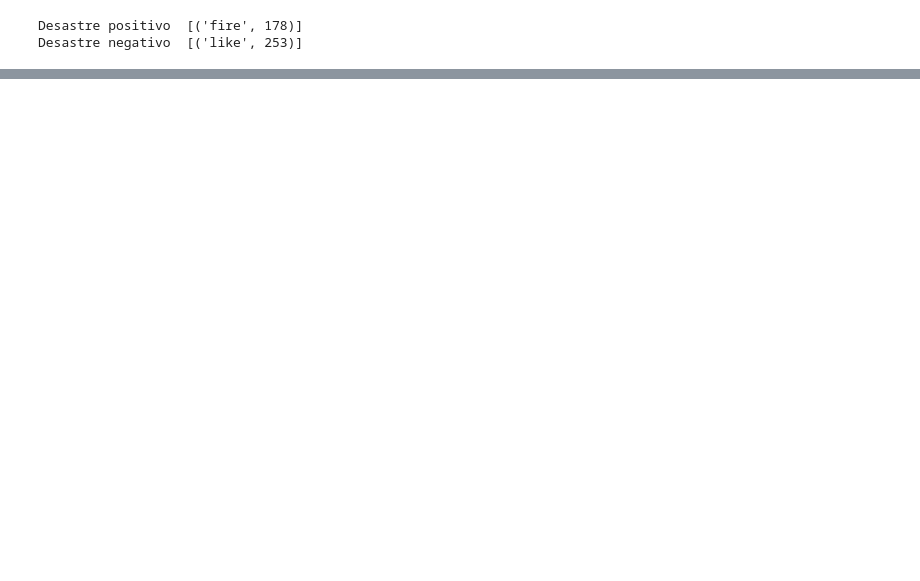
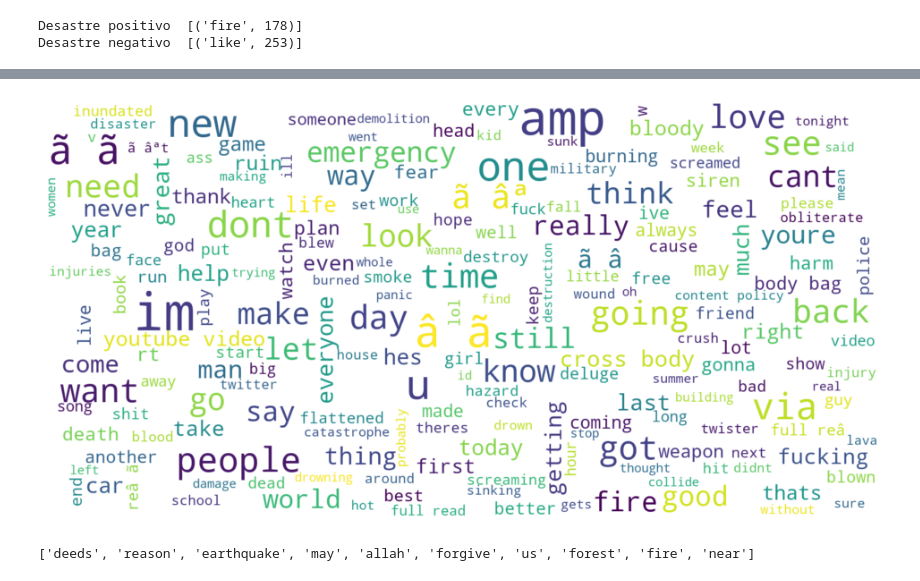
Before and after one commit to bryannalfaro/DS-Lab5, a Jupyter notebook: main.ipynb, the cells around one changed output, grey strips where cells are left out. Cells and saved outputs as stored; diff of their text form; code cells hidden in the pictures; blank space fills up the shorter version.

```diff
--- a/main.ipynb
+++ b/main.ipynb
@@ -376,0 +390,18 @@ Desastre negativo  [('like', 253)]
+# %%
+# wordcloud disaster
+good_tweets = dataframe[dataframe['target'] == 0]
+good_string = list(good_tweets.text)
+good_string = "".join(good_string)
+wordcloud = WordCloud(width=1600, height=800,max_font_size=100, background_color='white').generate(good_string)
+plt.figure(figsize=(12,10))
+plt.imshow(wordcloud, interpolation="bilinear")
+plt.axis("off")
+plt.show()
+# %% [output]
+[figure, added]
+# %%
+neutral_words = set(positive_disaster_words)&set(negative_disaster_words)
+neutral_words = sorted(neutral_words, key = lambda k : positive_disaster_words.index(k))
+print(neutral_words[:10])
+# %% [output]
+['deeds', 'reason', 'earthquake', 'may', 'allah', 'forgive', 'us', 'forest', 'fire', 'near']
```
Also changed, not shown: parts of 7 cells of this notebook.
